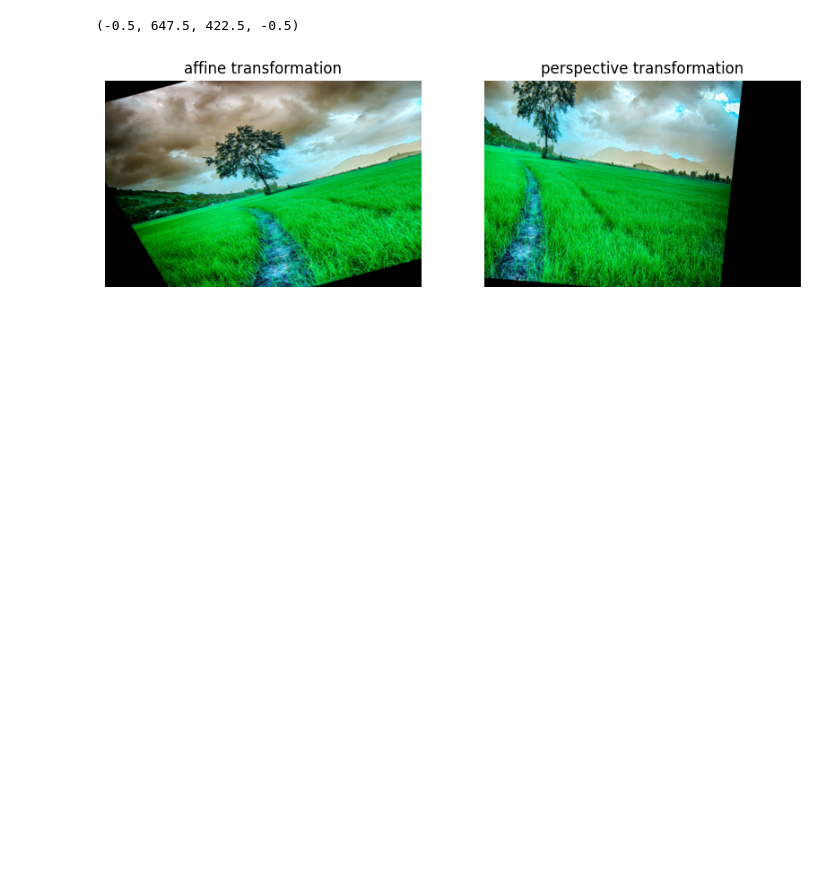
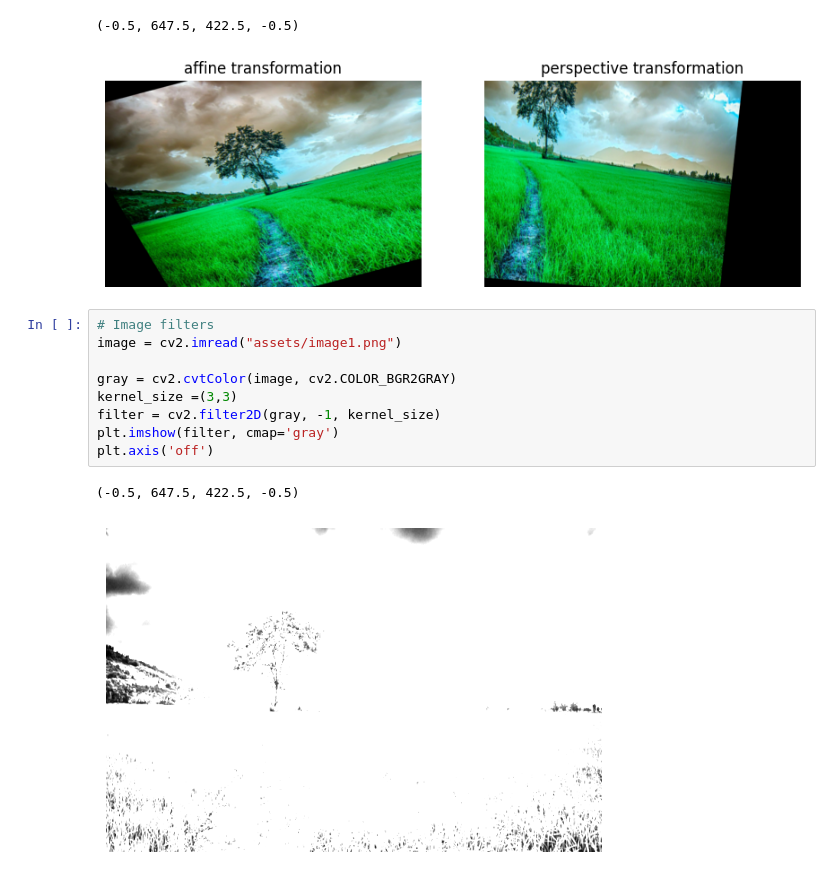
Before and after one commit to Hassan-essoufi/competitive-programming-journey, a Jupyter notebook: Opencv/tutorial.ipynb, the cells around one changed output. Drawn from its saved outputs; the diff is of its cells as text; blank space fills up the shorter version.

```diff
--- a/Opencv/tutorial.ipynb
+++ b/Opencv/tutorial.ipynb
@@ -291,3 +291,15 @@ plt.axis('off')
 # %% [output]
 (-0.5, 647.5, 422.5, -0.5)
 [figure]
+# %%
+# Image filters
+image = cv2.imread("assets/image1.png")
+
+gray = cv2.cvtColor(image, cv2.COLOR_BGR2GRAY)
+kernel_size =(3,3)
+filter = cv2.filter2D(gray, -1, kernel_size)
+plt.imshow(filter, cmap='gray')
+plt.axis('off')
+# %% [output]
+(-0.5, 647.5, 422.5, -0.5)
+[figure, added]
```
Also changed, not shown: parts of 2 cells of this notebook.
